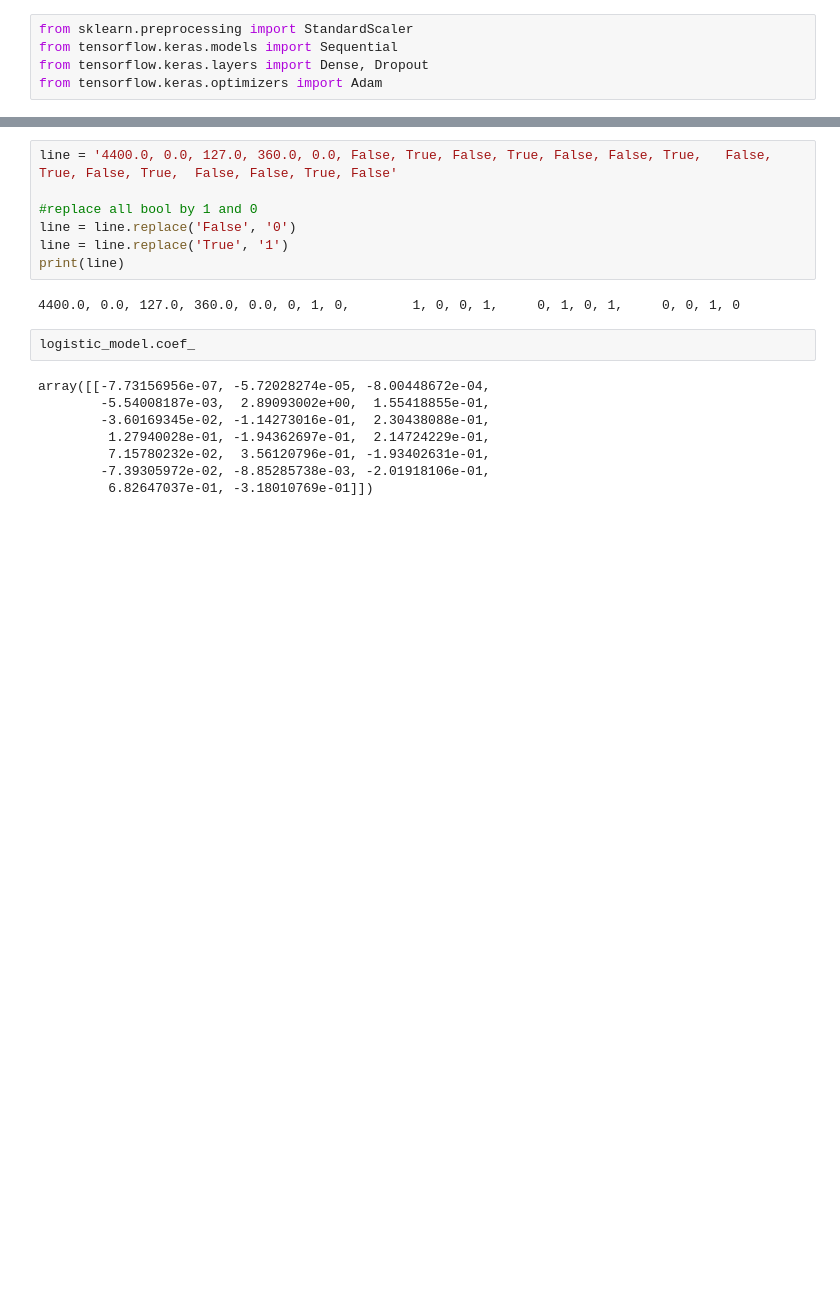
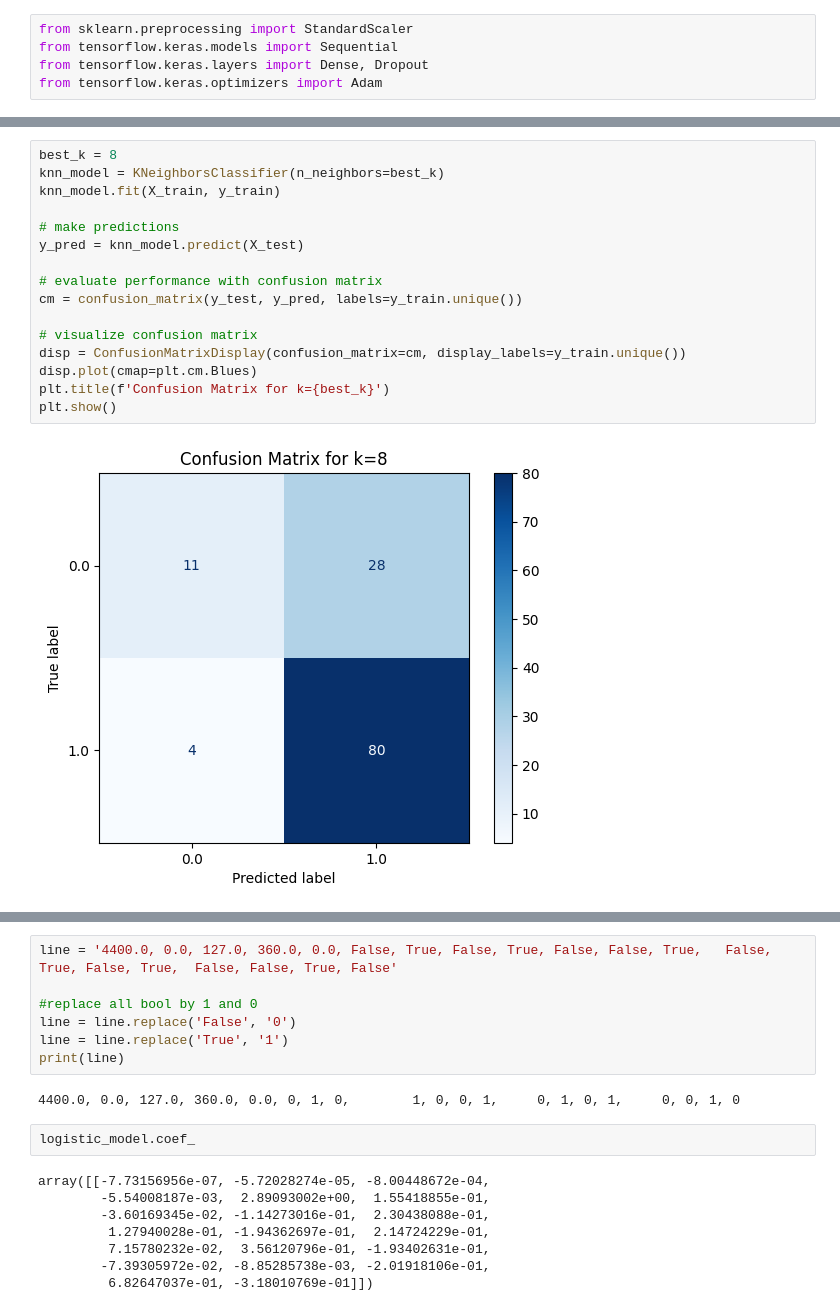
Before and after one commit to NataliiaShevchenko620/Finance_loan_approval_prediction_data, a Jupyter notebook: Finance_loan_approval_prediction_data_collab.ipynb, the cells around one changed output, grey strips where cells are left out. Cells and saved outputs as stored; diff of their text form; blank space fills up the shorter version.

```diff
--- a/Finance_loan_approval_prediction_data_collab.ipynb
+++ b/Finance_loan_approval_prediction_data_collab.ipynb
@@ -402,0 +518,18 @@ accuracy
+# %%
+best_k = 8
+knn_model = KNeighborsClassifier(n_neighbors=best_k)
+knn_model.fit(X_train, y_train)
+
+# make predictions
+y_pred = knn_model.predict(X_test)
+
+# evaluate performance with confusion matrix
+cm = confusion_matrix(y_test, y_pred, labels=y_train.unique())
+
+# visualize confusion matrix
+disp = ConfusionMatrixDisplay(confusion_matrix=cm, display_labels=y_train.unique())
+disp.plot(cmap=plt.cm.Blues)
+plt.title(f'Confusion Matrix for k={best_k}')
+plt.show()
+# %% [output]
+[figure, added]
```
Also changed, not shown: parts of 35 cells of this notebook, 1 other file.
